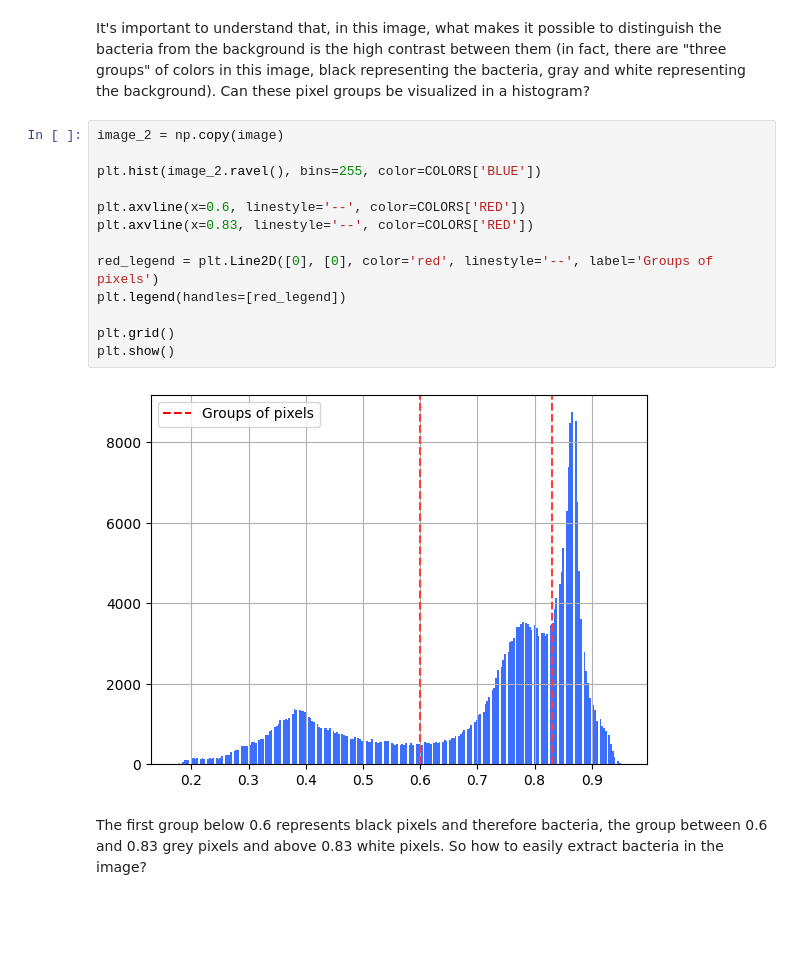
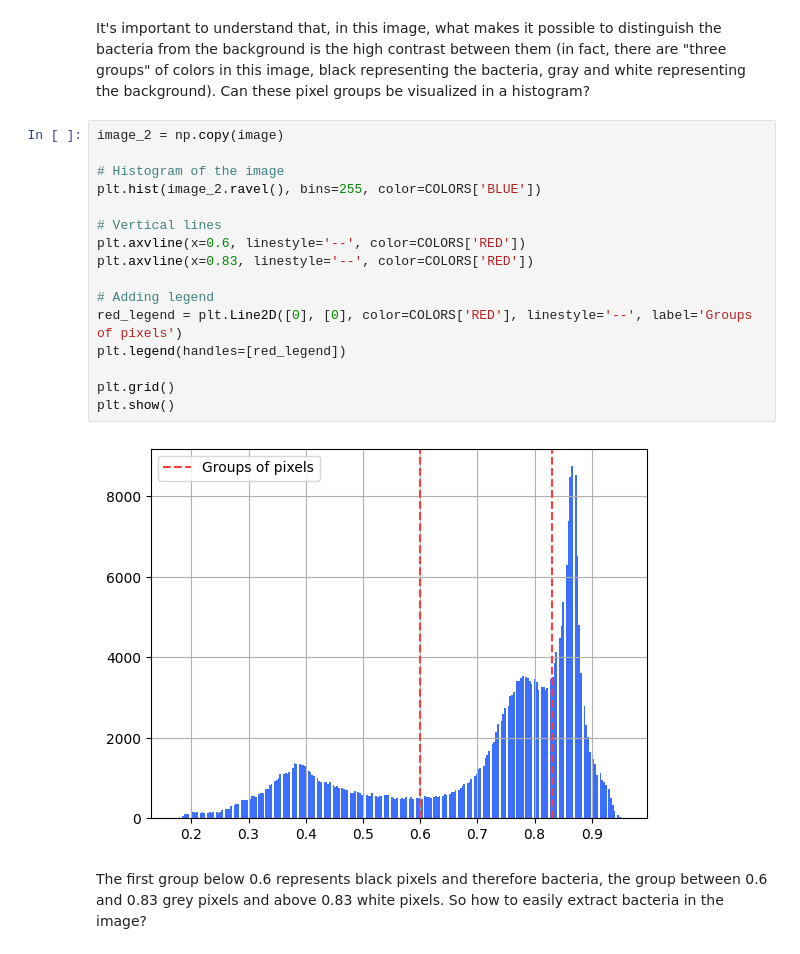
Before and after one commit to ydepledt/u_net, a Jupyter notebook: u_net.ipynb, the cells around one changed output. Drawn from its saved outputs; the diff is of its cells as text; blank space fills up the shorter version.

```diff
--- a/u_net.ipynb
+++ b/u_net.ipynb
@@ -68,17 +75,20 @@ It's important to understand that, in this image, what makes it possible to dist
 # %%
 image_2 = np.copy(image)
 
+# Histogram of the image
 plt.hist(image_2.ravel(), bins=255, color=COLORS['BLUE'])
 
+# Vertical lines
 plt.axvline(x=0.6, linestyle='--', color=COLORS['RED'])
 plt.axvline(x=0.83, linestyle='--', color=COLORS['RED'])
 
-red_legend = plt.Line2D([0], [0], color='red', linestyle='--', label='Groups of pixels')
+# Adding legend
+red_legend = plt.Line2D([0], [0], color=COLORS['RED'], linestyle='--', label='Groups of pixels')
 plt.legend(handles=[red_legend])
 
 plt.grid()
 plt.show()
 # %% [output]
-[figure, old version]
+[figure, new version]
 # %% [markdown]
 The first group below 0.6 represents black pixels and therefore bacteria, the group between 0.6 and 0.83 grey pixels and above 0.83 white pixels. So how to easily extract bacteria in the image?
```
Also changed, not shown: parts of 14 cells of this notebook, 4 other files.
